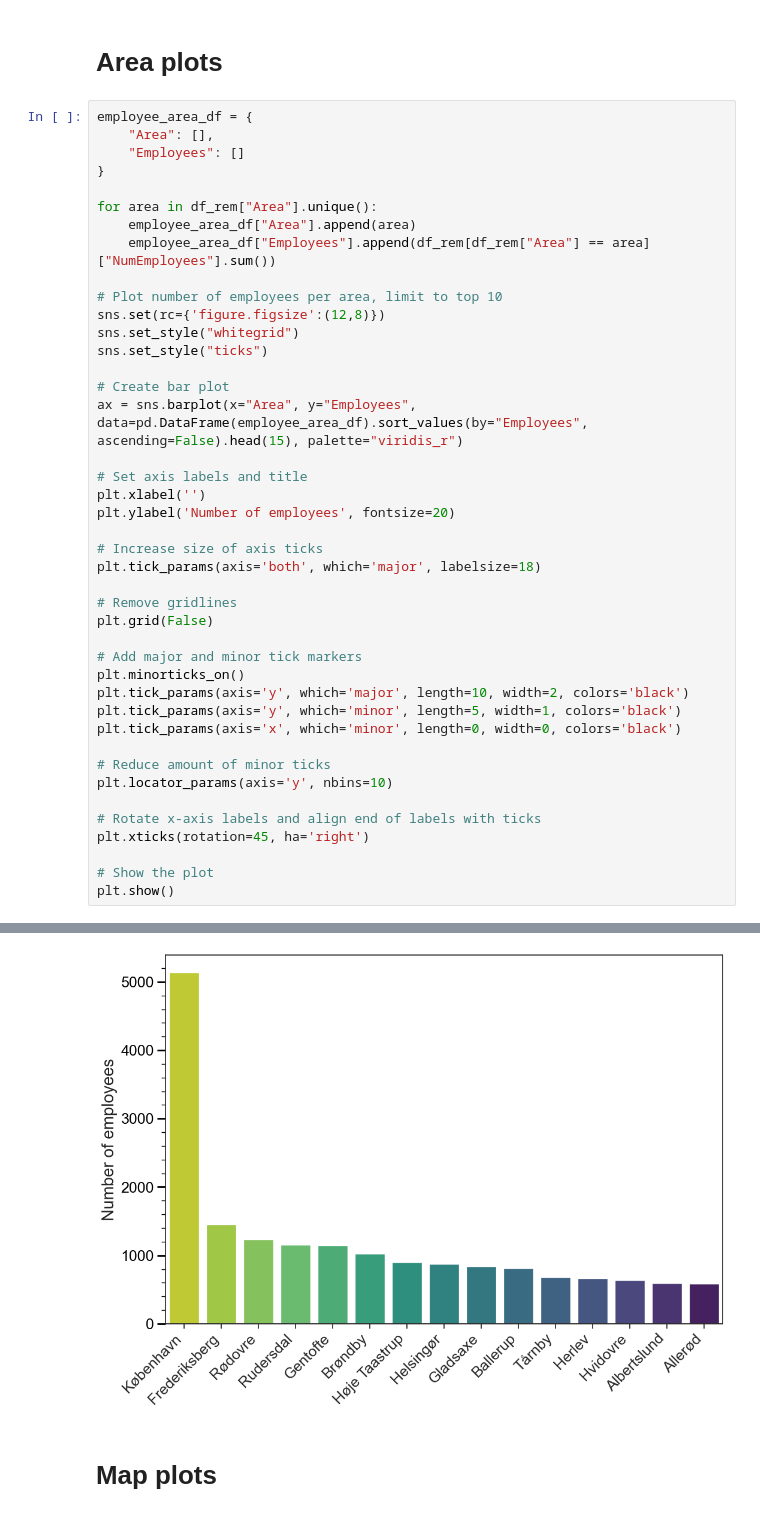
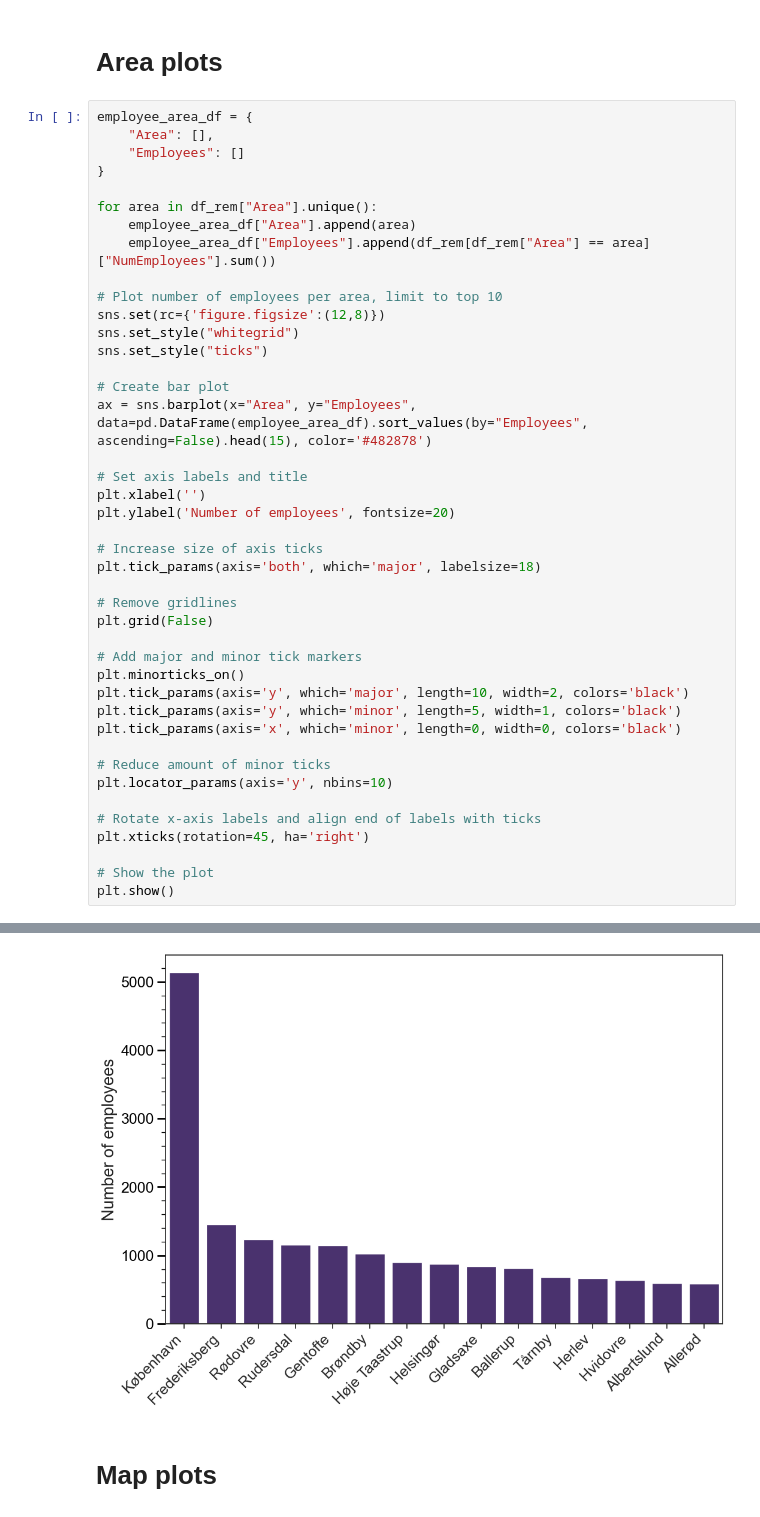
Before and after one commit to ivaroli/DataInTheWild, a Jupyter notebook: Analysis/Visualizations.ipynb, the cells around one changed output, grey strips where cells are left out. Cells and saved outputs as stored; diff of their text form.

```diff
--- a/Analysis/Visualizations.ipynb
+++ b/Analysis/Visualizations.ipynb
@@ -396,7 +398,7 @@ sns.set_style("whitegrid")
 sns.set_style("ticks")
 
 # Create bar plot
-ax = sns.barplot(x="Area", y="Employees", data=pd.DataFrame(employee_area_df).sort_values(by="Employees", ascending=False).head(15), palette="viridis_r")
+ax = sns.barplot(x="Area", y="Employees", data=pd.DataFrame(employee_area_df).sort_values(by="Employees", ascending=False).head(15), color='#482878')
 
 # Set axis labels and title
 plt.xlabel('')
@@ -427,4 +428,4 @@ Passing `palette` without assigning `hue` is deprecated and will be removed in v
-[figure, old version]
+[figure, new version]
 # %% [markdown]
 # Map plots
 # %% [markdown]
```
Also changed, not shown: parts of 4 cells of this notebook.
